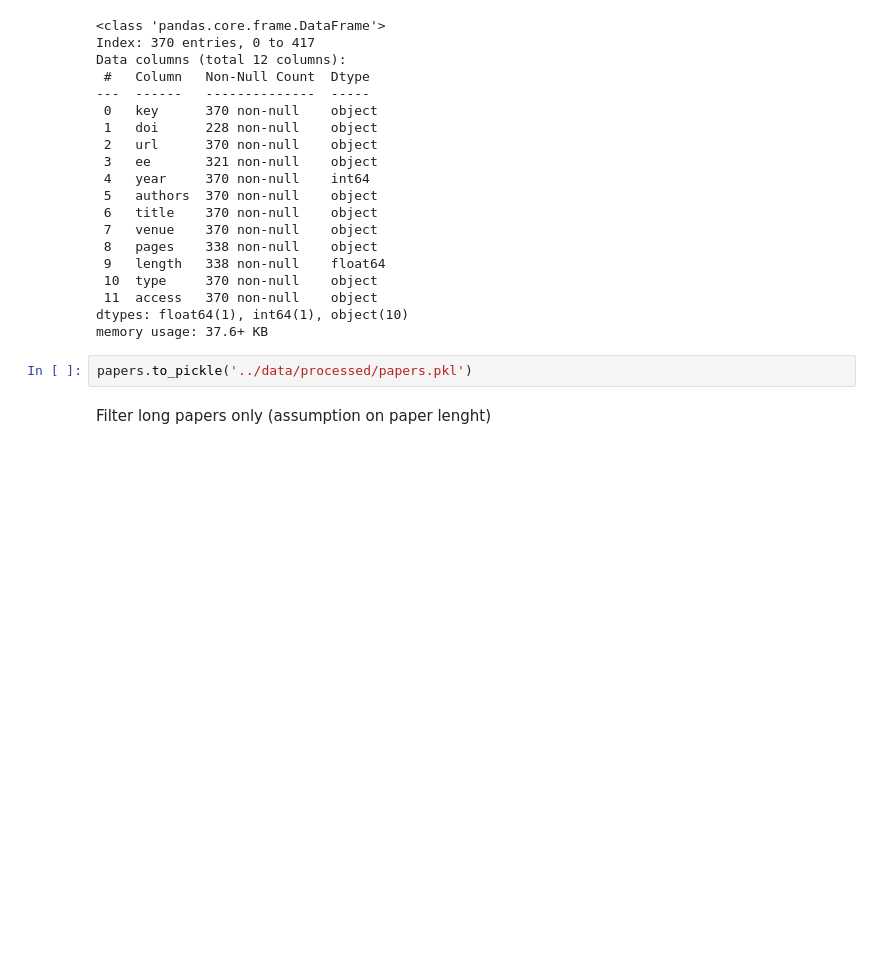
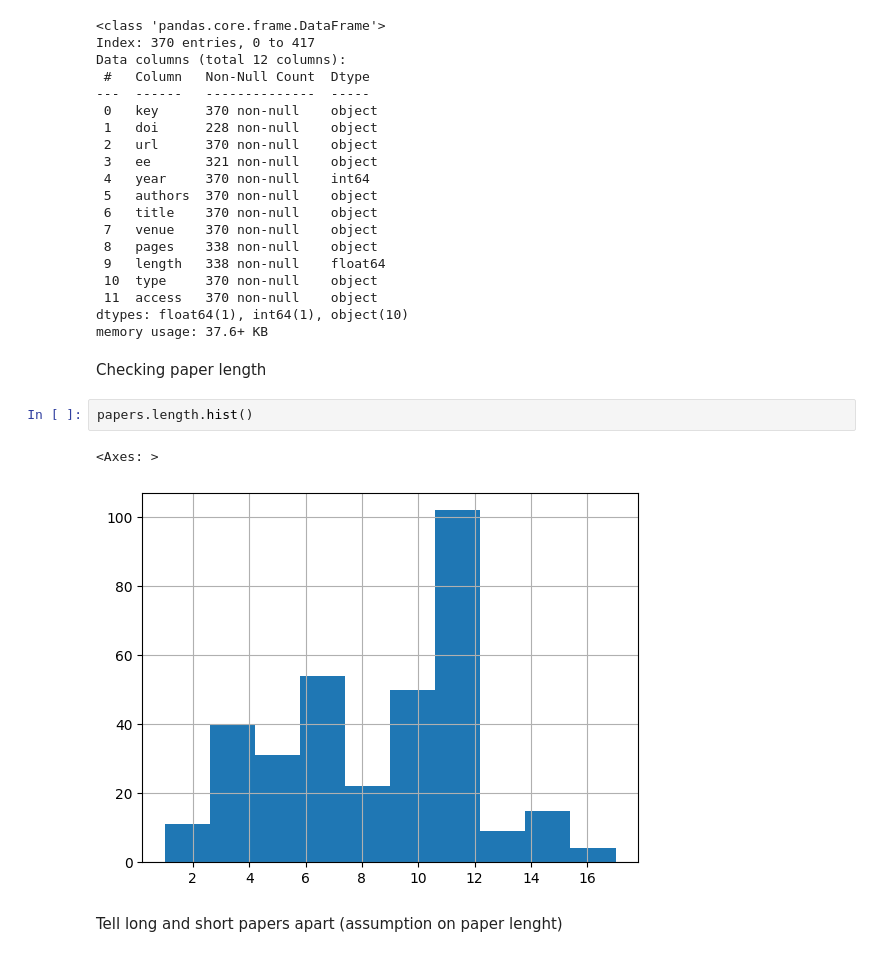
Before and after one commit to andremann/IRCDL-2024, a Jupyter notebook: notebooks/01-AM-exploration.ipynb, the cells around one changed output. Drawn from its saved outputs; the diff is of its cells as text; blank space fills up the shorter version.

```diff
--- a/notebooks/01-AM-exploration.ipynb
+++ b/notebooks/01-AM-exploration.ipynb
@@ -100,8 +156,13 @@ Data columns (total 12 columns):
  11  access   370 non-null    object
 dtypes: float64(1), int64(1), object(10)
 memory usage: 37.6+ KB
-# %%
-papers.to_pickle('../data/processed/papers.pkl')
+# %% [markdown]
+Checking paper length
+# %%
+papers.length.hist()
+# %% [output]
+<Axes: >
+[figure, added]
 # %% [markdown]
-Filter long papers only (assumption on paper lenght)
+Tell long and short papers apart (assumption on paper lenght)
 # %%
```
Also changed, not shown: parts of 30 cells of this notebook, 14 other files.
